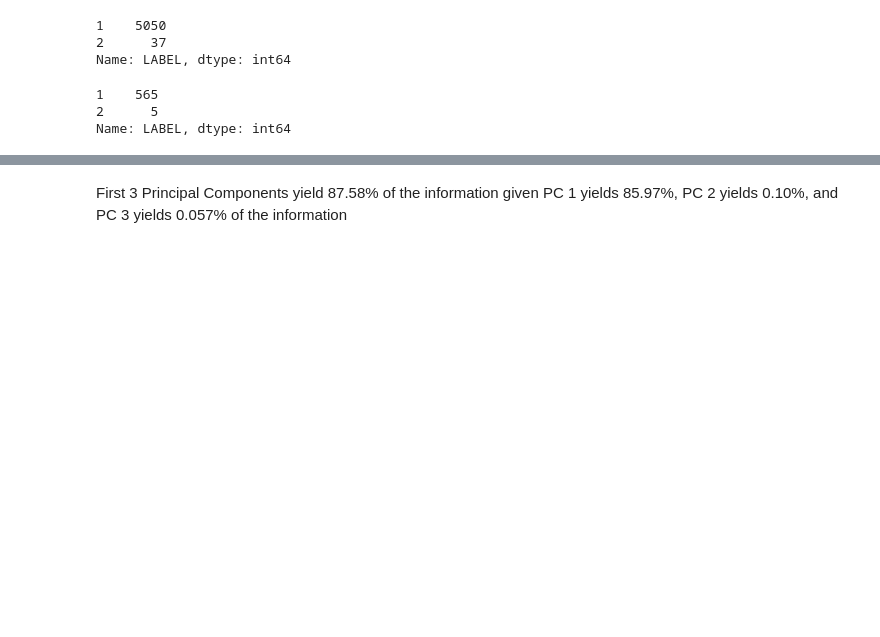
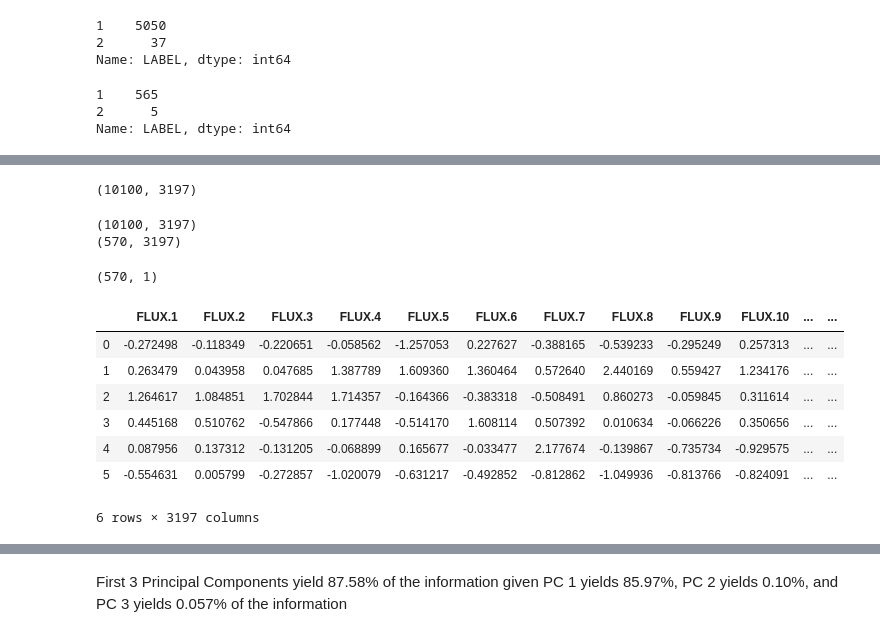
Before and after one commit to nikderi/Projects, a Jupyter notebook: projectone.ipynb, the cells around one changed output, grey strips where cells are left out. Cells and saved outputs as stored; diff of their text form; code cells hidden in the pictures; blank space fills up the shorter version.

```diff
--- a/projectone.ipynb
+++ b/projectone.ipynb
@@ -301,0 +405,57 @@ ModuleNotFoundError: No module named 'imblearn'
+# %%
+new_X_train = df_train.iloc[:, 1:]
+new_y_train = df_train.iloc[:, 0]
+new_X_test = df_test.iloc[:,1:]
+new_y_test = df_test.iloc[:, 0]
+#new_X_train.head()
+#new_X_train = df_train.drop('LABEL', axis=1)
+#new_Y_train = df_train.LABEL
+
+#new_Y_train = df_test.drop('LABEL', axis=1)
+#new_Y_test = df_test.LABEL
+#print(new_X_train.shape)
+#print(new_X_test.shape)
+#print(new_X_train.head())
+print(new_X_train.shape)
+# %% [output]
+(10100, 3197)
+# %%
+df_train.shape
+X_train_sp = new_X_train.apply(spectrum_getter, axis=1)
+X_test_sp = new_X_test.apply(spectrum_getter, axis=1)
+X_train_list = np.array(X_train_sp.values.tolist())
+X_test_list = np.array(X_test_sp.values.tolist())
+print(X_train_list.shape)
+print(X_test_list.shape)
+# %% [output]
+(10100, 3197)
+(570, 3197)
+# %%
+label_train = pd.DataFrame(data = Y_train, columns = ['LABEL'])
+label_test = pd.DataFrame(data = new_y_test, columns = ['LABEL'])
+label_test.shape
+# %% [output]
+(570, 1)
+# %%
+flux_features = []
+for k in range(1, 3198):
+    s = 'FLUX.' + str(k)
+    flux_features.append(s)
+# %%
+from sklearn.preprocessing import StandardScaler
+scaler = StandardScaler().fit(X_train_list)
+X_train_norm = scaler.transform(X_train_list)
+X_test_norm = scaler.transform(X_test_list)
+# %%
+df_temp_train = pd.DataFrame(data = X_train_norm, columns = flux_features)
+df_temp_test = pd.DataFrame(data = X_test_norm, columns = flux_features)
+df_temp_train.head(6)
+# %% [output]
+|  | FLUX.1 | FLUX.2 | FLUX.3 | FLUX.4 | FLUX.5 | FLUX.6 | FLUX.7 | FLUX.8 | FLUX.9 | FLUX.10 | ... | ... |
+| 0 | -0.272498 | -0.118349 | -0.220651 | -0.058562 | -1.257053 | 0.227627 | -0.388165 | -0.539233 | -0.295249 | 0.257313 | ... | ... |
+| 1 | 0.263479 | 0.043958 | 0.047685 | 1.387789 | 1.609360 | 1.360464 | 0.572640 | 2.440169 | 0.559427 | 1.234176 | ... | ... |
+| 2 | 1.264617 | 1.084851 | 1.702844 | 1.714357 | -0.164366 | -0.383318 | -0.508491 | 0.860273 | -0.059845 | 0.311614 | ... | ... |
+| 3 | 0.445168 | 0.510762 | -0.547866 | 0.177448 | -0.514170 | 1.608114 | 0.507392 | 0.010634 | -0.066226 | 0.350656 | ... | ... |
+| 4 | 0.087956 | 0.137312 | -0.131205 | -0.068899 | 0.165677 | -0.033477 | 2.177674 | -0.139867 | -0.735734 | -0.929575 | ... | ... |
+| 5 | -0.554631 | 0.005799 | -0.272857 | -1.020079 | -0.631217 | -0.492852 | -0.812862 | -1.049936 | -0.813766 | -0.824091 | ... | ... |
+6 rows × 3197 columns
```
Also changed, not shown: parts of 93 cells of this notebook.
